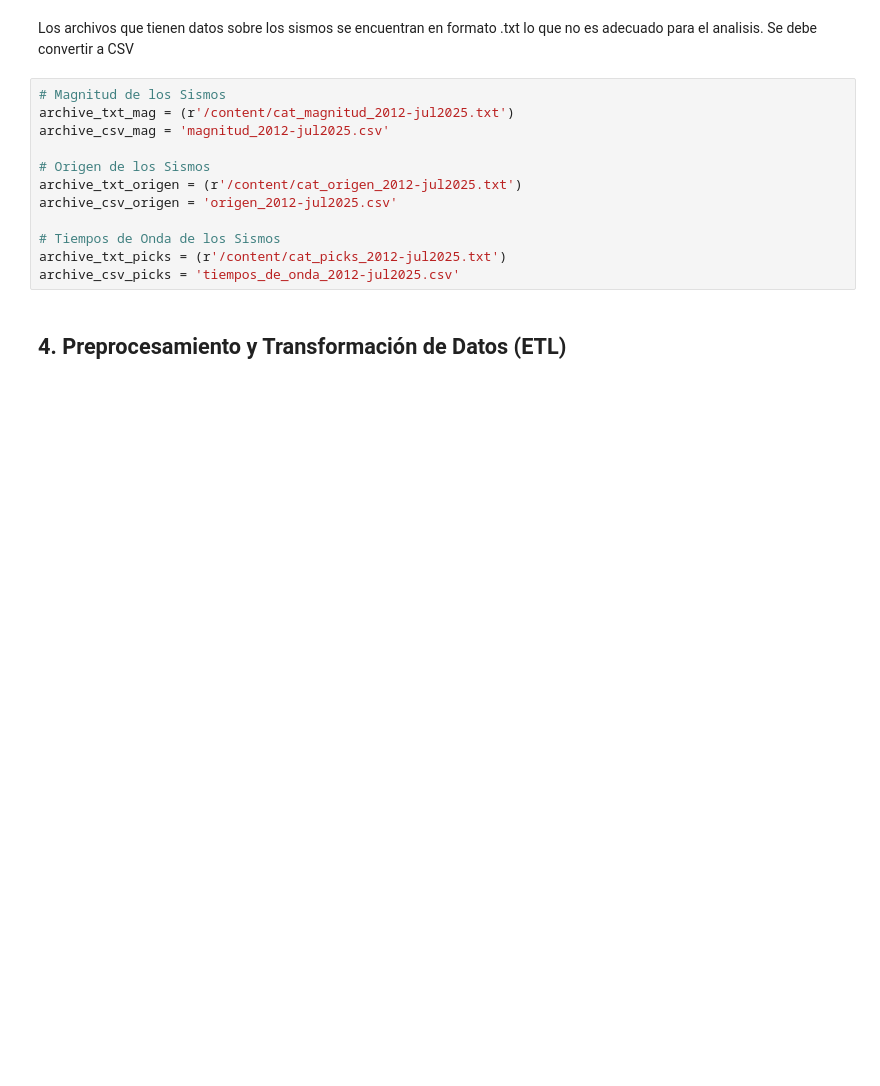
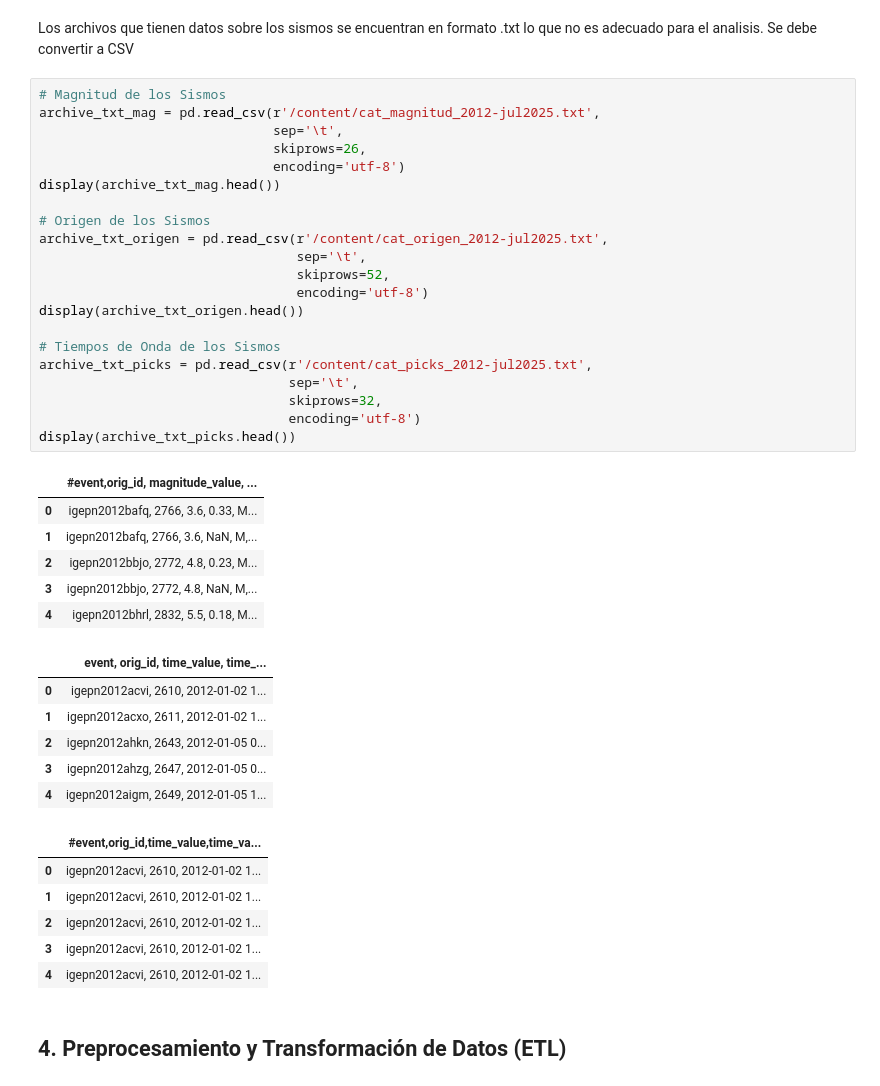
Before and after one commit to nunsongi/quito-risk-mapping-python, a Jupyter notebook: Mapa_de_Riesgos_Quito.ipynb, the cells around one changed output. Drawn from its saved outputs; the diff is of its cells as text; blank space fills up the shorter version.

```diff
--- a/Mapa_de_Riesgos_Quito.ipynb
+++ b/Mapa_de_Riesgos_Quito.ipynb
@@ -68,15 +68,43 @@ sns.set(style="whitegrid")
 Los archivos que tienen datos sobre los sismos se encuentran en formato .txt lo que no es adecuado para el analisis. Se debe convertir a CSV
 # %%
 # Magnitud de los Sismos
-archive_txt_mag = (r'/content/cat_magnitud_2012-jul2025.txt')
-archive_csv_mag = 'magnitud_2012-jul2025.csv'
+archive_txt_mag = pd.read_csv(r'/content/cat_magnitud_2012-jul2025.txt',
+                              sep='\t',
+                              skiprows=26,
+                              encoding='utf-8')
+display(archive_txt_mag.head())
 
 # Origen de los Sismos
-archive_txt_origen = (r'/content/cat_origen_2012-jul2025.txt')
-archive_csv_origen = 'origen_2012-jul2025.csv'
+archive_txt_origen = pd.read_csv(r'/content/cat_origen_2012-jul2025.txt',
+                                 sep='\t',
+                                 skiprows=52,
+                                 encoding='utf-8')
+display(archive_txt_origen.head())
 
 # Tiempos de Onda de los Sismos
-archive_txt_picks = (r'/content/cat_picks_2012-jul2025.txt')
-archive_csv_picks = 'tiempos_de_onda_2012-jul2025.csv'
+archive_txt_picks = pd.read_csv(r'/content/cat_picks_2012-jul2025.txt',
+                                sep='\t',
+                                skiprows=32,
+                                encoding='utf-8')
+display(archive_txt_picks.head())
+# %% [output]
+|  | #event,orig_id, magnitude_value, ... |
+| 0 | igepn2012bafq, 2766, 3.6, 0.33, M... |
+| 1 | igepn2012bafq, 2766, 3.6, NaN, M,... |
+| 2 | igepn2012bbjo, 2772, 4.8, 0.23, M... |
+| 3 | igepn2012bbjo, 2772, 4.8, NaN, M,... |
+| 4 | igepn2012bhrl, 2832, 5.5, 0.18, M... |
+|  | event, orig_id, time_value, time_... |
+| 0 | igepn2012acvi, 2610, 2012-01-02 1... |
+| 1 | igepn2012acxo, 2611, 2012-01-02 1... |
+| 2 | igepn2012ahkn, 2643, 2012-01-05 0... |
+| 3 | igepn2012ahzg, 2647, 2012-01-05 0... |
+| 4 | igepn2012aigm, 2649, 2012-01-05 1... |
+|  | #event,orig_id,time_value,time_va... |
+| 0 | igepn2012acvi, 2610, 2012-01-02 1... |
+| 1 | igepn2012acvi, 2610, 2012-01-02 1... |
+| 2 | igepn2012acvi, 2610, 2012-01-02 1... |
+| 3 | igepn2012acvi, 2610, 2012-01-02 1... |
+| 4 | igepn2012acvi, 2610, 2012-01-02 1... |
 # %% [markdown]
 ## 4. **Preprocesamiento y Transformación de Datos (ETL)**
```
Also changed, not shown: parts of 1 cell of this notebook.
